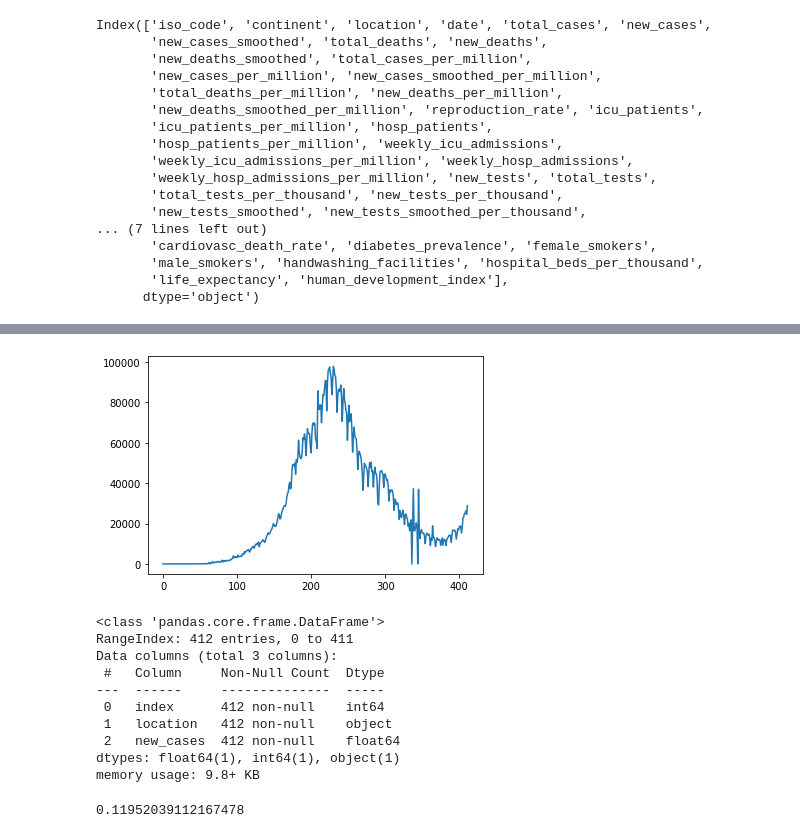
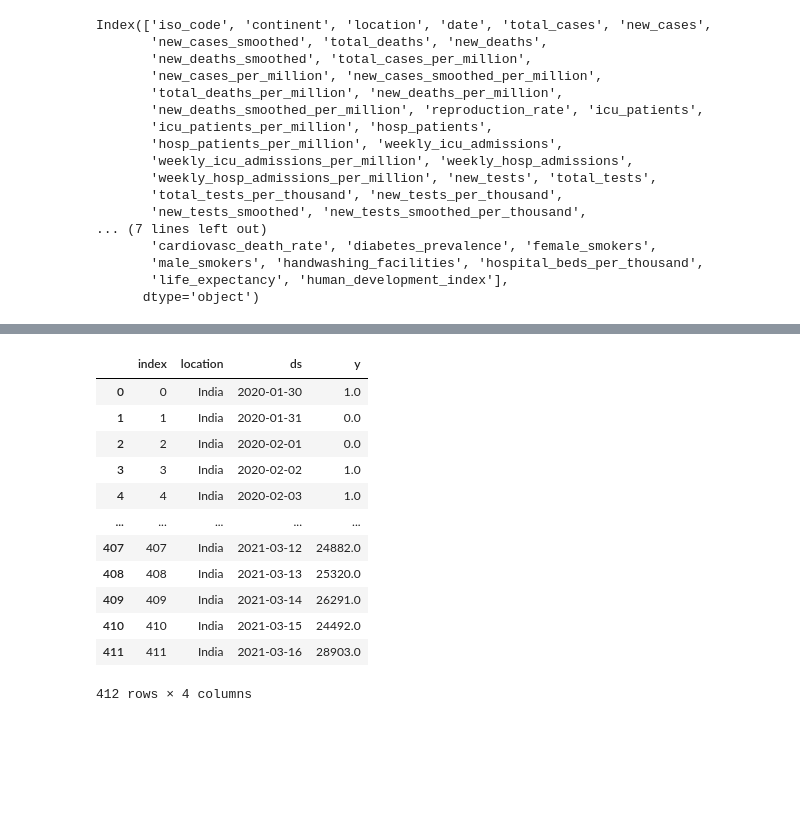
Before and after one commit to New2Coding678/Major-Project, a Jupyter notebook: Major_Project_DS_MAJOR_JAN_DS_01BM2.ipynb, the cells around one changed output, grey strips where cells are left out. Cells and saved outputs as stored; diff of their text form; code cells hidden in the pictures; blank space fills up the shorter version.

```diff
--- a/Major_Project_DS_MAJOR_JAN_DS_01BM2.ipynb
+++ b/Major_Project_DS_MAJOR_JAN_DS_01BM2.ipynb
@@ -79,5 +80,0 @@ import matplotlib.pyplot as plt
-# %%
-plt.plot(df["new_cases"])
-plt.show()
-# %% [output]
-[figure, removed]
@@ -84,30 +83,16 @@ plt.show()
 # %%
-df.info()
+df
 # %% [output]
+|  | index | location | ds | y |
+| 0 | 0 | India | 2020-01-30 | 1.0 |
+| 1 | 1 | India | 2020-01-31 | 0.0 |
+| 2 | 2 | India | 2020-02-01 | 0.0 |
+| 3 | 3 | India | 2020-02-02 | 1.0 |
+| 4 | 4 | India | 2020-02-03 | 1.0 |
+| ... | ... | ... | ... | ... |
+| 407 | 407 | India | 2021-03-12 | 24882.0 |
+| 408 | 408 | India | 2021-03-13 | 25320.0 |
+| 409 | 409 | India | 2021-03-14 | 26291.0 |
+| 410 | 410 | India | 2021-03-15 | 24492.0 |
+| 411 | 411 | India | 2021-03-16 | 28903.0 |
-<class 'pandas.core.frame.DataFrame'>
-RangeIndex: 412 entries, 0 to 411
-Data columns (total 3 columns):
- #   Column     Non-Null Count  Dtype
----  ------     --------------  -----
- 0   index      412 non-null    int64
- 1   location   412 non-null    object
- 2   new_cases  412 non-null    float64
-dtypes: float64(1), int64(1), object(1)
-memory usage: 9.8+ KB
+412 rows × 4 columns
-# %%
-from sklearn.preprocessing import PolynomialFeatures
-from sklearn.linear_model import LinearRegression
-import numpy as np
-
-df = df.dropna()
-X = np.array(df["index"]).reshape(-1, 1)
-y = np.array(df["new_cases"]).reshape(-1, 1)
-
-# poly = PolynomialFeatures(degree=3)
-# X = poly.fit_transform(X)
-
-lin_reg = LinearRegression()
-lin_reg.fit(X, y)
-lin_reg.score(X, y)
-# %% [output]
-0.11952039112167478
```
Also changed, not shown: parts of 18 cells of this notebook.
